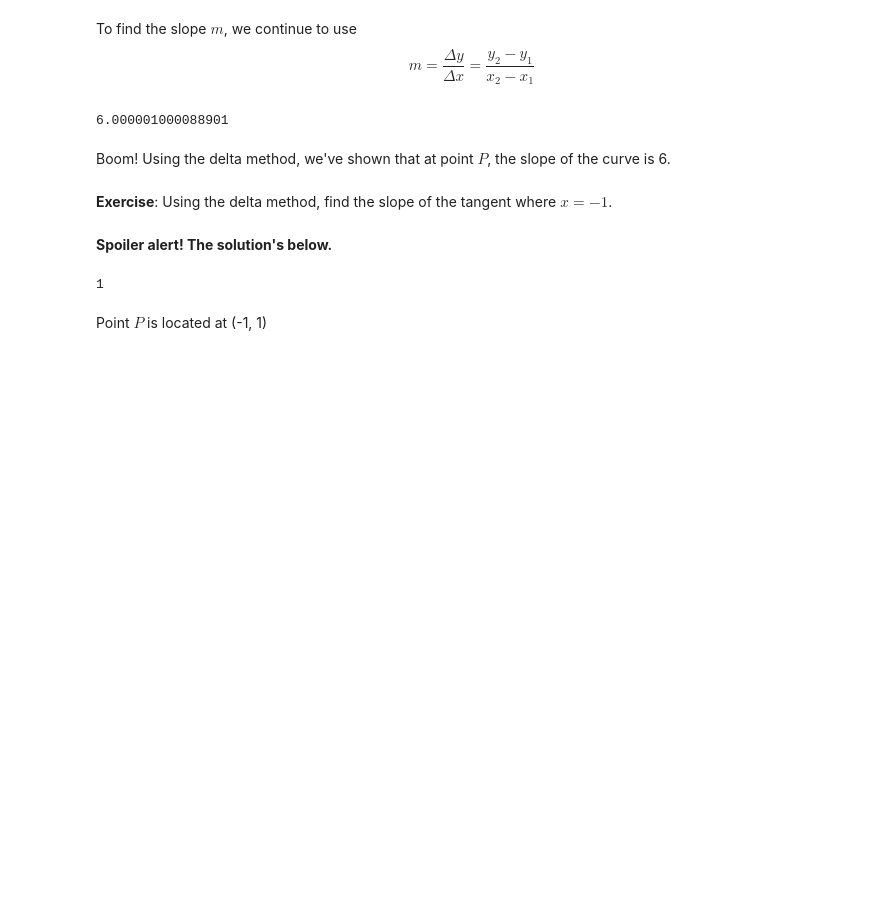
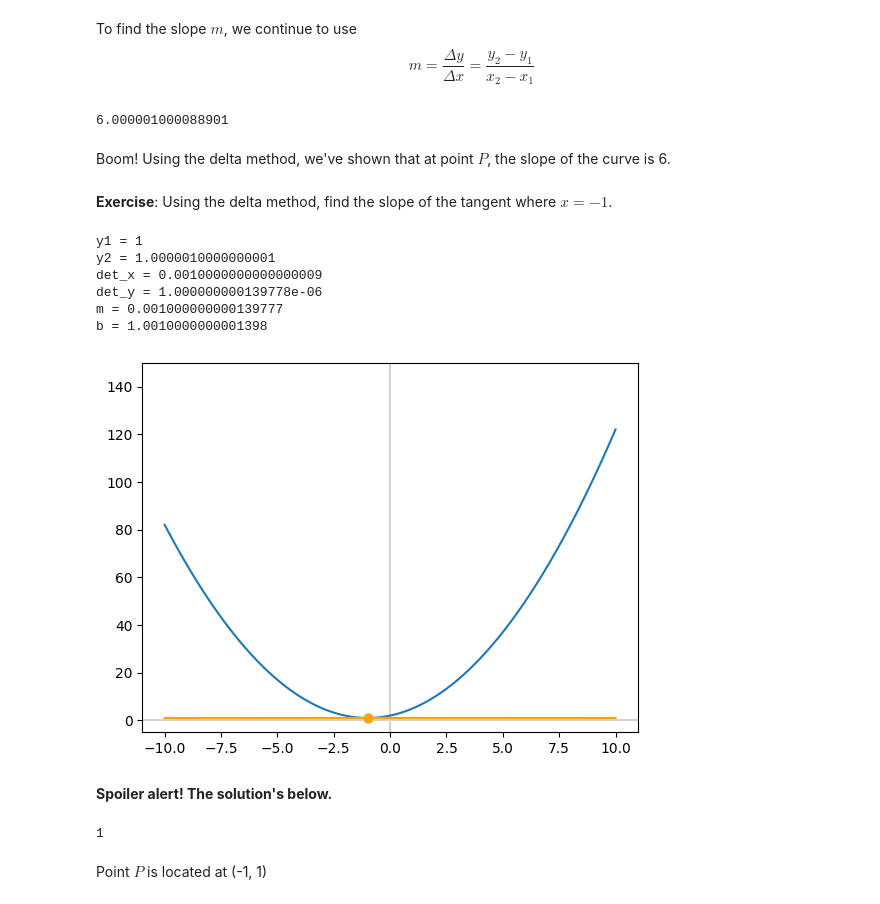
Before and after one commit to ValentynChornomaz/math, a Jupyter notebook: notebooks/3-calculus-i.ipynb, the cells around one changed output. Saved outputs shown, nothing was run; the diff lists cells and outputs as text; code cells hidden in the pictures; blank space fills up the shorter version.

```diff
--- a/notebooks/3-calculus-i.ipynb
+++ b/notebooks/3-calculus-i.ipynb
@@ -522,6 +522,40 @@ m
 Boom! Using the delta method, we've shown that at point $P$, the slope of the curve is 6.
 # %% [markdown]
 **Exercise**: Using the delta method, find the slope of the tangent where $x = -1$.
+# %%
+x1 = -1
+x2 = -0.999
+y1 = f(x1)
+print("y1 =", y1)
+y2 = f(x2)
+print("y2 =", y2)
+delta_x = x2 - x1
+print("det_x =",delta_x)
+delta_y = y2 - y1
+print("det_y =",delta_y)
+m = delta_y/delta_x
+print("m =",m)
+b = y2 - m*x2
+print("b =",b)
+line_y = m*x+b
+# %% [output]
+y1 = 1
+y2 = 1.0000010000000001
+det_x = 0.0010000000000000009
+det_y = 1.000000000139778e-06
+m = 0.001000000000139777
+b = 1.0010000000001398
+# %%
+fig, ax = plt.subplots()
+plt.axvline(x=0, color='lightgray')
+plt.axhline(y=0, color='lightgray')
+plt.scatter(x1, y1)
+plt.scatter(x2, y2, c='orange', zorder=3)
+plt.ylim(-5, 150)
+plt.plot(x, line_y, c='orange', zorder=3)
+_ = ax.plot(x,y)
+# %% [output]
+[figure, added]
 # %% [markdown]
 **Spoiler alert! The solution's below.**
 # %%
```
Also changed, not shown: parts of 6 cells of this notebook.
